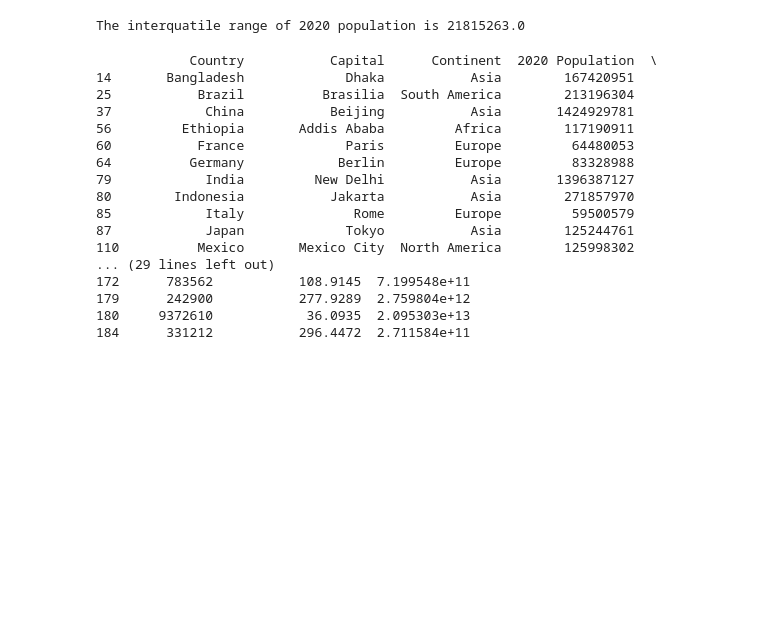
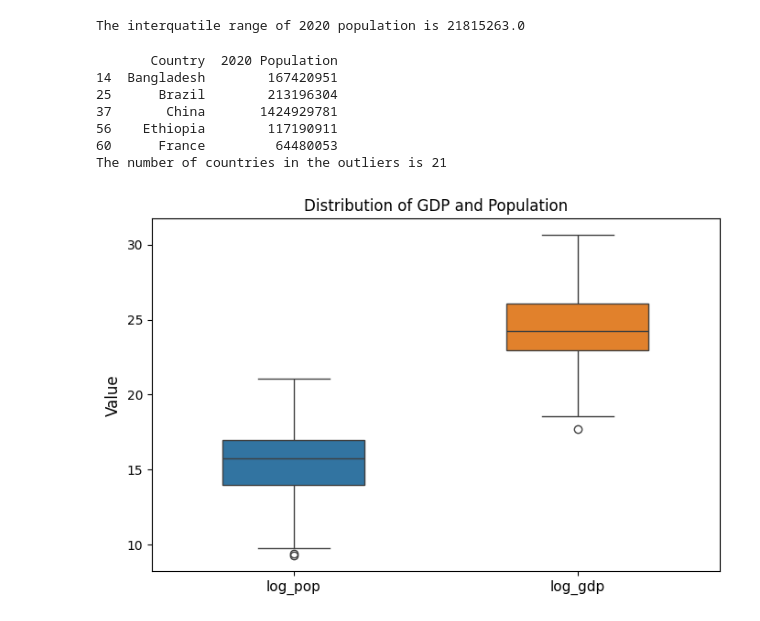
Before and after one commit to HABUDANHAYABK/Associate-Data-Scientist-in-Python, a Jupyter notebook: Introduction_to_Statistics_in_Python/Measures_of_spread.ipynb, the cells around one changed output. Cells and saved outputs as stored; diff of their text form; code cells hidden in the pictures; blank space fills up the shorter version.

```diff
--- a/Introduction_to_Statistics_in_Python/Measures_of_spread.ipynb
+++ b/Introduction_to_Statistics_in_Python/Measures_of_spread.ipynb
@@ -119,22 +119,39 @@ lower_threshold = np.quantile(pop_gdp20["2020 Population"], 0.25) - 1.5 * iqr
 upper_threshold = np.quantile(pop_gdp20["2020 Population"], 0.75) + 1.5 * iqr
 
 outliers = pop_gdp20[(pop_gdp20["2020 Population"] < lower_threshold) | (pop_gdp20["2020 Population"] > upper_threshold)]
-print(outliers)
+print(outliers.loc[:, ["Country", "2020 Population"]].head())
+
+print(f"The number of countries in the outliers is {outliers["Country"].nunique()}")
 # %% [output]
-            Country           Capital      Continent  2020 Population  \
-14       Bangladesh             Dhaka           Asia        167420951
-25           Brazil          Brasilia  South America        213196304
-37            China           Beijing           Asia       1424929781
-56         Ethiopia       Addis Ababa         Africa        117190911
-60           France             Paris         Europe         64480053
-64          Germany            Berlin         Europe         83328988
-79            India         New Delhi           Asia       1396387127
-80        Indonesia           Jakarta           Asia        271857970
-85            Italy              Rome         Europe         59500579
-87            Japan             Tokyo           Asia        125244761
-110          Mexico       Mexico City  North America        125998302
-... (29 lines left out)
-172      783562           108.9145  7.199548e+11
-179      242900           277.9289  2.759804e+12
-180     9372610            36.0935  2.095303e+13
-184      331212           296.4472  2.711584e+11
+       Country  2020 Population
+14  Bangladesh        167420951
+25      Brazil        213196304
+37       China       1424929781
+56    Ethiopia        117190911
+60      France         64480053
+The number of countries in the outliers is 21
+# %%
+# boxplot
+
+import matplotlib.pyplot as plt
+import seaborn as sns
+import numpy as np
+
+pop_gdp20["log_gdp"] = np.log(pop_gdp20['GDP 2020'])
+pop_gdp20['log_pop'] = np.log(pop_gdp20['2020 Population'])
+
+custom_color = ['#1f77b4', '#ff7f0e']
+
+plt.figure(figsize=(8, 5))
+sns.boxplot(data=pop_gdp20[["log_pop", "log_gdp"]], palette=custom_color, width=0.5)
+
+
+#set labels
+plt.ylabel("Value", fontsize=12)
+plt.xticks(fontsize=11)
+plt.title("Distribution of GDP and Population")
+
+#Display
+plt.show()
+# %% [output]
+[figure, added]
```
Also changed, not shown: parts of 2 cells of this notebook.
